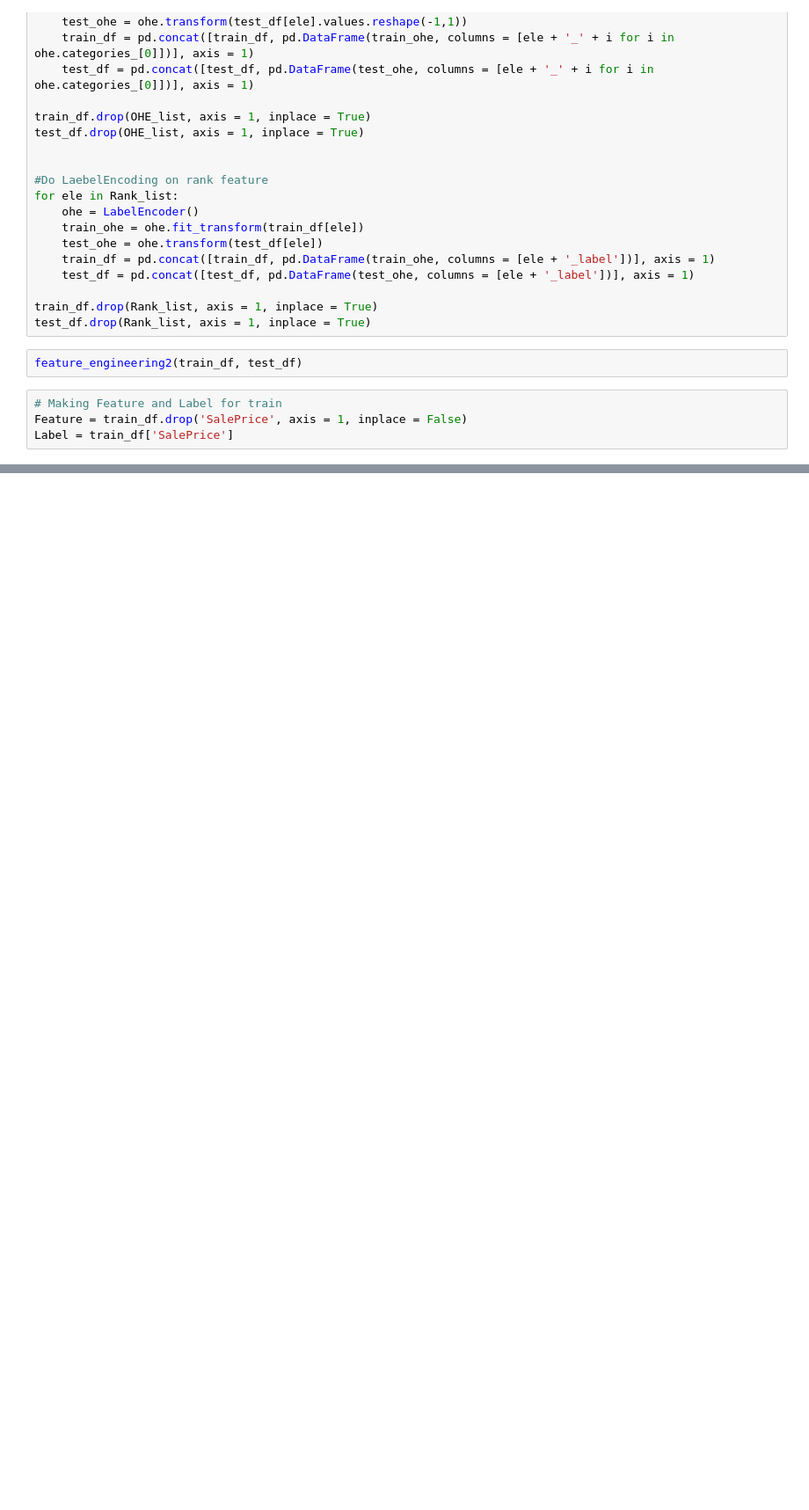
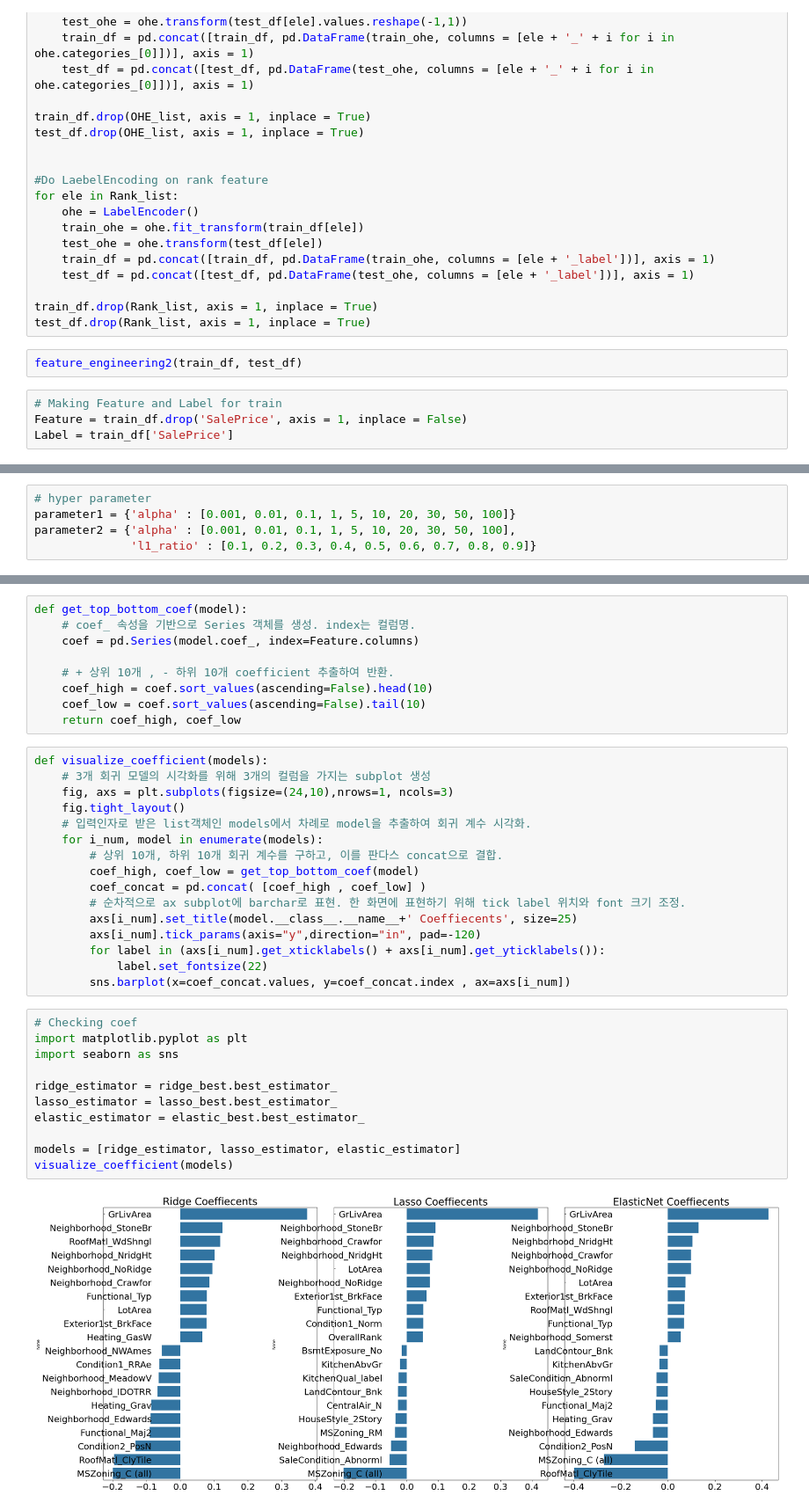
Before and after one commit to JeongHun01/Kaggle, a Jupyter notebook: House_prices/First_Attempt/Training.ipynb, the cells around one changed output, grey strips where cells are left out. Shown at 88% size. Drawn from its saved outputs; the diff is of its cells as text; blank space fills up the shorter version.

Commit message:
Model

```diff
--- a/House_prices/First_Attempt/Training.ipynb
+++ b/House_prices/First_Attempt/Training.ipynb
@@ -215,0 +221,5 @@ print("튜닝 전 Ridge 모델 RSME :", -np.mean(ridge_score))
+# %%
+# hyper parameter
+parameter1 = {'alpha' : [0.001, 0.01, 0.1, 1, 5, 10, 20, 30, 50, 100]}
+parameter2 = {'alpha' : [0.001, 0.01, 0.1, 1, 5, 10, 20, 30, 50, 100],
+              'l1_ratio' : [0.1, 0.2, 0.3, 0.4, 0.5, 0.6, 0.7, 0.8, 0.9]}
@@ -215,0 +245,38 @@ print("튜닝 전 Ridge 모델 RSME :", -np.mean(ridge_score))
+# %%
+def get_top_bottom_coef(model):
+    # coef_ 속성을 기반으로 Series 객체를 생성. index는 컬럼명.
+    coef = pd.Series(model.coef_, index=Feature.columns)
+
+    # + 상위 10개 , - 하위 10개 coefficient 추출하여 반환.
+    coef_high = coef.sort_values(ascending=False).head(10)
+    coef_low = coef.sort_values(ascending=False).tail(10)
+    return coef_high, coef_low
+# %%
+def visualize_coefficient(models):
+    # 3개 회귀 모델의 시각화를 위해 3개의 컬럼을 가지는 subplot 생성
+    fig, axs = plt.subplots(figsize=(24,10),nrows=1, ncols=3)
+    fig.tight_layout()
+    # 입력인자로 받은 list객체인 models에서 차례로 model을 추출하여 회귀 계수 시각화.
+    for i_num, model in enumerate(models):
+        # 상위 10개, 하위 10개 회귀 계수를 구하고, 이를 판다스 concat으로 결합.
+        coef_high, coef_low = get_top_bottom_coef(model)
+        coef_concat = pd.concat( [coef_high , coef_low] )
+        # 순차적으로 ax subplot에 barchar로 표현. 한 화면에 표현하기 위해 tick label 위치와 font 크기 조정.
+        axs[i_num].set_title(model.__class__.__name__+' Coeffiecents', size=25)
+        axs[i_num].tick_params(axis="y",direction="in", pad=-120)
+        for label in (axs[i_num].get_xticklabels() + axs[i_num].get_yticklabels()):
+            label.set_fontsize(22)
+        sns.barplot(x=coef_concat.values, y=coef_concat.index , ax=axs[i_num])
+# %%
+# Checking coef
+import matplotlib.pyplot as plt
+import seaborn as sns
+
+ridge_estimator = ridge_best.best_estimator_
+lasso_estimator = lasso_best.best_estimator_
+elastic_estimator = elastic_best.best_estimator_
+
+models = [ridge_estimator, lasso_estimator, elastic_estimator]
+visualize_coefficient(models)
+# %% [output]
+[figure, added]
```
Also changed, not shown: parts of 14 cells of this notebook.
